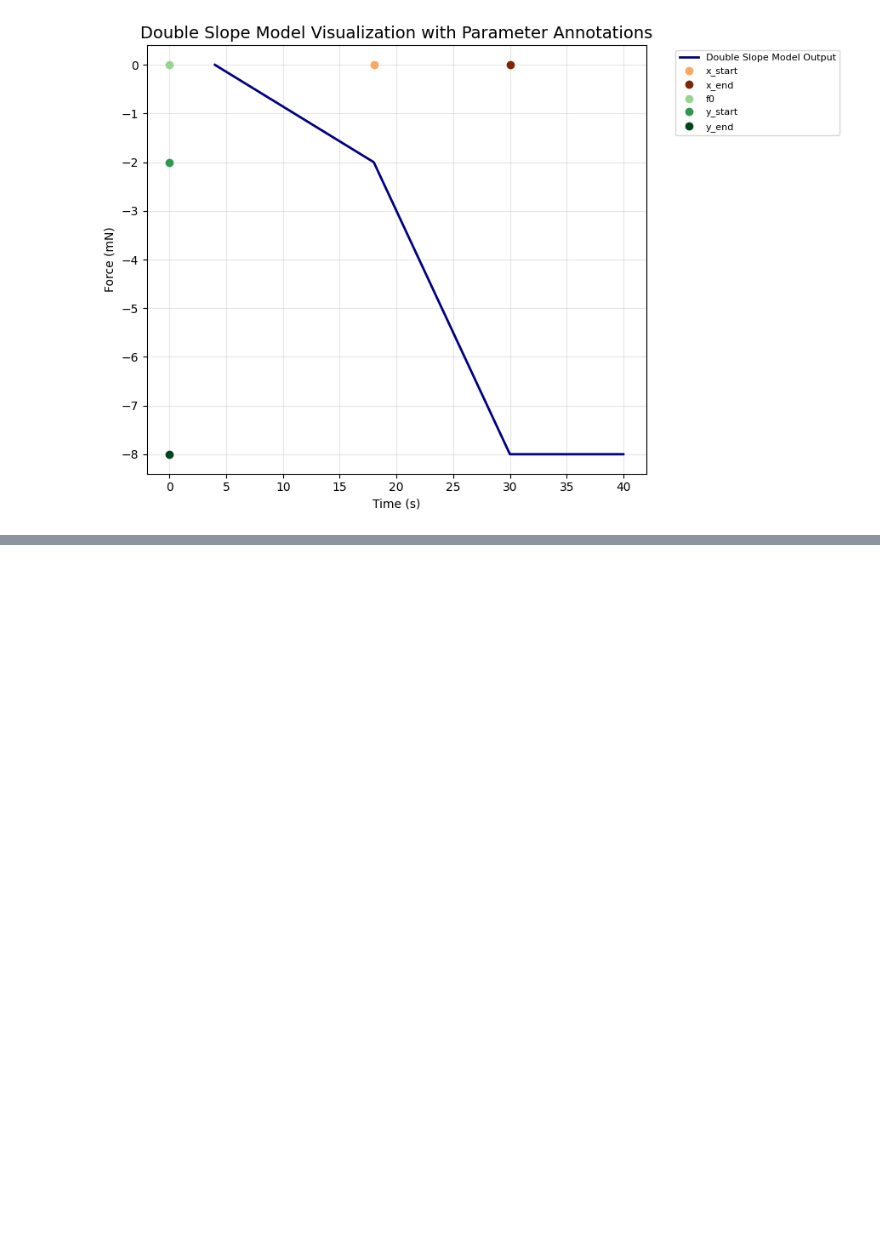
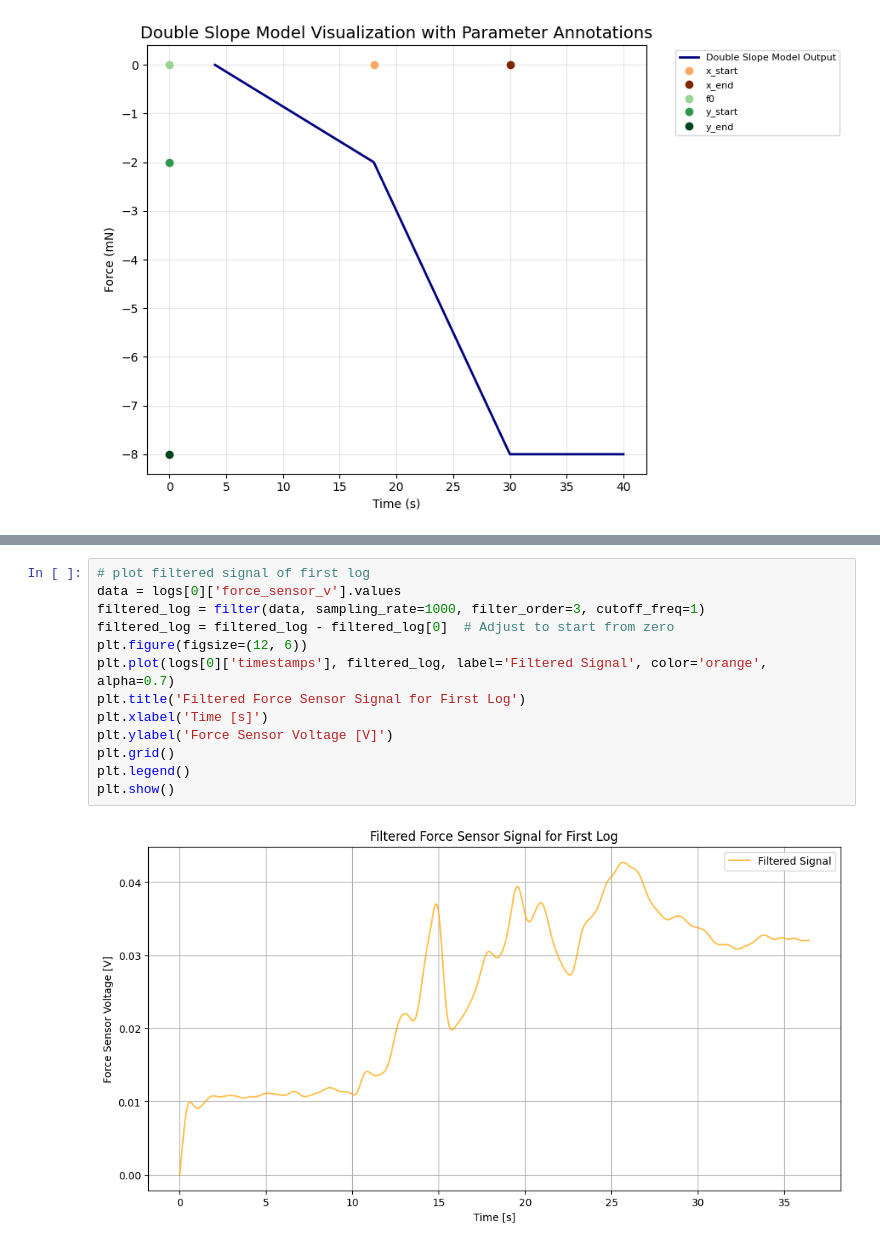
Before and after one commit to oskarboesch/TREX-Semester-Project, a Jupyter notebook: notebooks/data_anaylsis.ipynb, the cells around one changed output, grey strips where cells are left out. Cells and saved outputs as stored; diff of their text form; blank space fills up the shorter version.

```diff
--- a/notebooks/data_anaylsis.ipynb
+++ b/notebooks/data_anaylsis.ipynb
@@ -286,0 +301,15 @@ plt.show()
+# %%
+# plot filtered signal of first log
+data = logs[0]['force_sensor_v'].values
+filtered_log = filter(data, sampling_rate=1000, filter_order=3, cutoff_freq=1)
+filtered_log = filtered_log - filtered_log[0]  # Adjust to start from zero
+plt.figure(figsize=(12, 6))
+plt.plot(logs[0]['timestamps'], filtered_log, label='Filtered Signal', color='orange', alpha=0.7)
+plt.title('Filtered Force Sensor Signal for First Log')
+plt.xlabel('Time [s]')
+plt.ylabel('Force Sensor Voltage [V]')
+plt.grid()
+plt.legend()
+plt.show()
+# %% [output]
+[figure, added]
```
Also changed, not shown: parts of 12 cells of this notebook, 28 other files.
